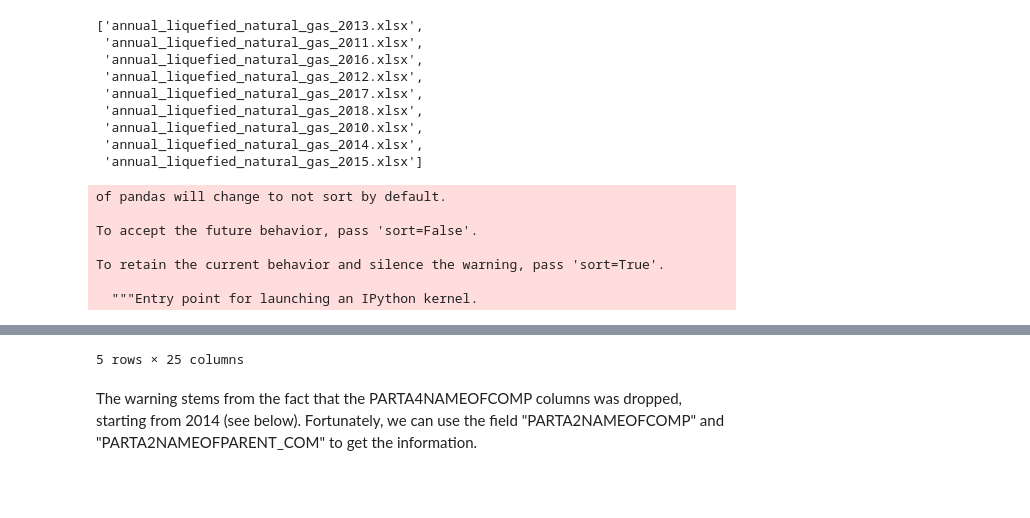
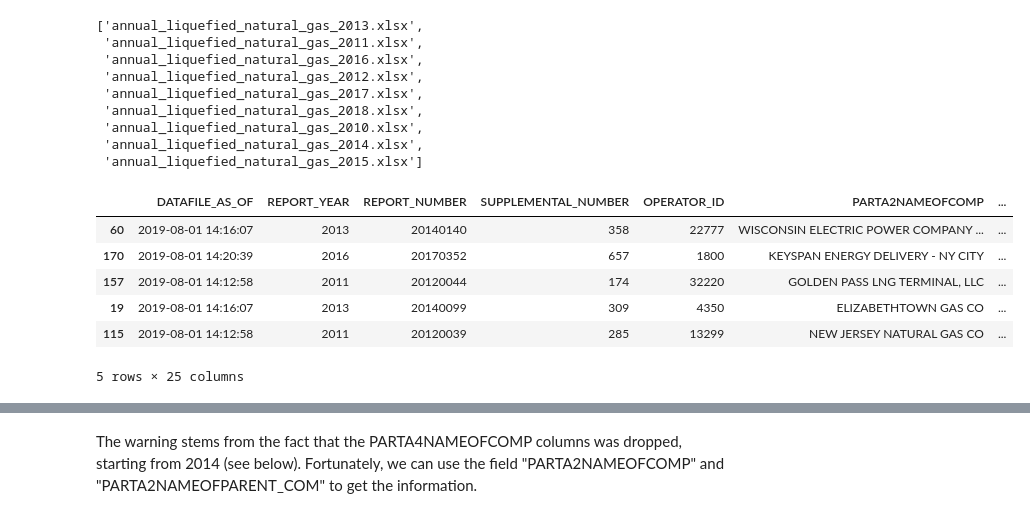
Before and after one commit to julianbarg/oil_industry, a Jupyter notebook: workbooks/2py_data_exploration.ipynb, the cells around one changed output, grey strips where cells are left out. Cells and saved outputs as stored; diff of their text form; code cells hidden in the pictures; blank space fills up the shorter version.

Commit message:
Data exploration.

```diff
--- a/workbooks/2_data_exploration.ipynb
+++ b/workbooks/2py_data_exploration.ipynb
@@ -148,15 +175,15 @@ gas_files
  'annual_liquefied_natural_gas_2014.xlsx',
  'annual_liquefied_natural_gas_2015.xlsx']
 # %%
-gas = pd.concat([pd.read_excel(f'../data/gas_2010_present_2019-08-09/{file}', skiprows=1) for file in gas_files[:3]])
+gas = pd.concat([pd.read_excel(f'../data/gas_2010_present_2019-08-09/{file}', skiprows=1) for file in gas_files[:3]], sort=False)
 gas = gas.reset_index(drop = True)
 
 gas.sample(5)
 # %% [output]
+|  | DATAFILE_AS_OF | REPORT_YEAR | REPORT_NUMBER | SUPPLEMENTAL_NUMBER | OPERATOR_ID | PARTA2NAMEOFCOMP | ... |
+| 60 | 2019-08-01 14:16:07 | 2013 | 20140140 | 358 | 22777 | WISCONSIN ELECTRIC POWER COMPANY ... | ... |
+| 170 | 2019-08-01 14:20:39 | 2016 | 20170352 | 657 | 1800 | KEYSPAN ENERGY DELIVERY - NY CITY | ... |
+| 157 | 2019-08-01 14:12:58 | 2011 | 20120044 | 174 | 32220 | GOLDEN PASS LNG TERMINAL, LLC | ... |
+| 19 | 2019-08-01 14:16:07 | 2013 | 20140099 | 309 | 4350 | ELIZABETHTOWN GAS CO | ... |
+| 115 | 2019-08-01 14:12:58 | 2011 | 20120039 | 285 | 13299 | NEW JERSEY NATURAL GAS CO | ... |
-of pandas will change to not sort by default.
-
-To accept the future behavior, pass 'sort=False'.
-
-To retain the current behavior and silence the warning, pass 'sort=True'.
-
-  """Entry point for launching an IPython kernel.
+5 rows × 25 columns
@@ -169,4 +190,3 @@ To retain the current behavior and silence the warning, pass 'sort=True'.
-5 rows × 25 columns
 # %% [markdown]
 The warning stems from the fact that the PARTA4NAMEOFCOMP columns was dropped, starting from 2014 (see below). Fortunately, we can use the field "PARTA2NAMEOFCOMP" and "PARTA2NAMEOFPARENT_COM" to get the information.
 # %%
```
Also changed, not shown: parts of 10 cells of this notebook, 16 other files.
